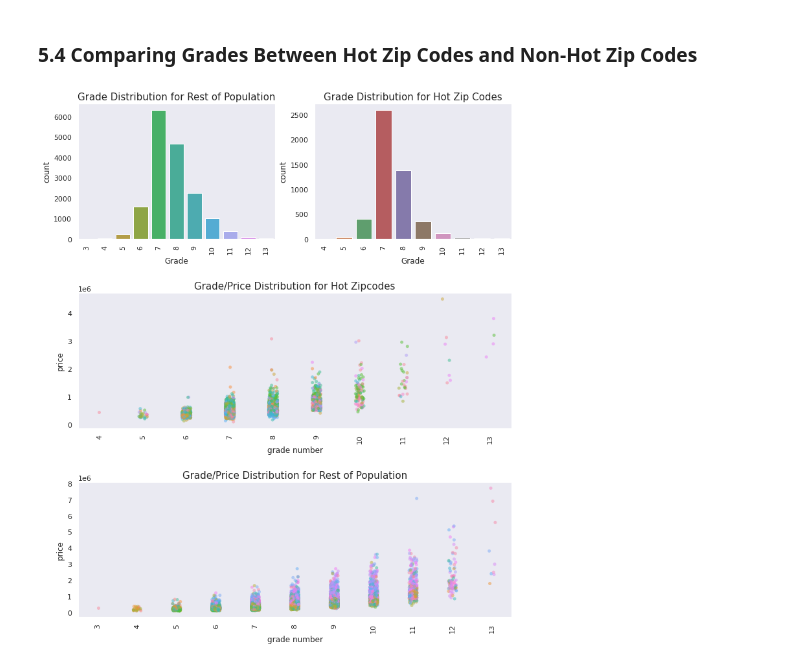
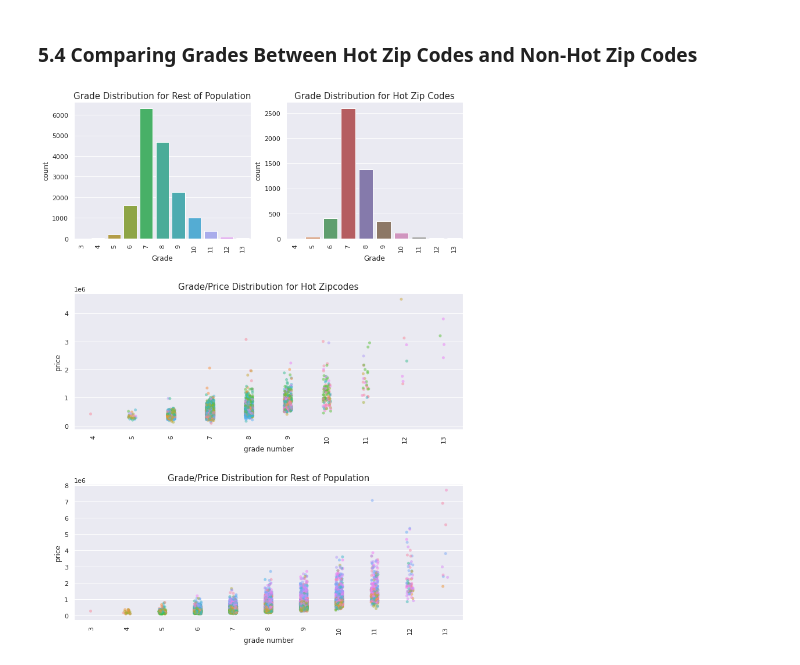
Before and after one commit to aghilissen/KayCee, a Jupyter notebook: index.ipynb, the cells around one changed output. Cells and saved outputs as stored; diff of their text form; code cells hidden in the pictures.

```diff
--- a/index.ipynb
+++ b/index.ipynb
@@ -599,7 +596,7 @@ y_pred = model_kc.predict(X_test)
 # generate graph
 
 model_kc_results = pd.DataFrame({'Actual': y_test, 'Predicted': y_pred})
-sns.set_style('dark')
+# sns.set_style('dark')
 g = sns.lmplot(x="Predicted", y="Actual", data=model_kc_results)
 
 sns.distplot(y_pred);
@@ -702,7 +699,7 @@ coeficients:  [-45304.4908   -381.7549 222231.5454 -14669.792  -20942.0074  4128
 # %%
 colors = sns.color_palette('Set2',2)
 
-sns.set_style('dark')
+# sns.set_style('dark')
 
 sns.distplot(kc_hot_zipcodes['price'], bins=250,  color = colors[0])
 sns.despine(left=True)
@@ -720,7 +717,6 @@ plt.show()
 kc_grade = kc_hot_zipcodes.sort_values(by=['grade'])
 kc_grade_full = kc_not_hot_zipcodes.sort_values(by =['grade'])
 
-plt.figure(figsize = (12,8))
 plt.subplots_adjust(hspace = 0.4, top = 1.5)
 
 ax1 = plt.subplot(321)
@@ -734,31 +730,31 @@ ax2 = plt.subplot(322)
 ax2 = sns.countplot(x="grade", data=kc_grade,
                     ax=ax2)
 ax2.set_xticklabels(ax2.get_xticklabels(),rotation=90)
 ax2.set_title("Grade Distribution for Hot Zip Codes", fontsize=15)
 ax2.set_xlabel("Grade")
 
 ax3 = plt.subplot(312)
 ax3 = sns.stripplot(x="grade", y="price",
                     data=kc_grade, alpha=0.5,
                     jitter=True, hue="zipcode"
                    )
 ax3.set_title("Grade/Price Distribution for Hot Zipcodes", fontsize=15)
 ax3.set_xlabel("grade number")
 ax3.set_ylabel("price")
 ax3.set_xticklabels(ax3.get_xticklabels(),rotation=90)
 plt.legend().remove()
 
 ax4 = plt.subplot(313)
 ax4 = sns.stripplot(x="grade", y="price",
                     data=kc_grade_full, alpha=0.5,
                     jitter=True, hue="zipcode"
                    )
 ax4.set_title("Grade/Price Distribution for Rest of Population", fontsize=15)
 ax4.set_xlabel("grade number")
 ax4.set_ylabel("price")
 ax4.set_xticklabels(ax4.get_xticklabels(),rotation=90)
 
 plt.legend().remove()
 plt.show()
 # %% [output]
-[figure, old version]
+[figure, new version]
```
Also changed, not shown: parts of 3 cells of this notebook.
